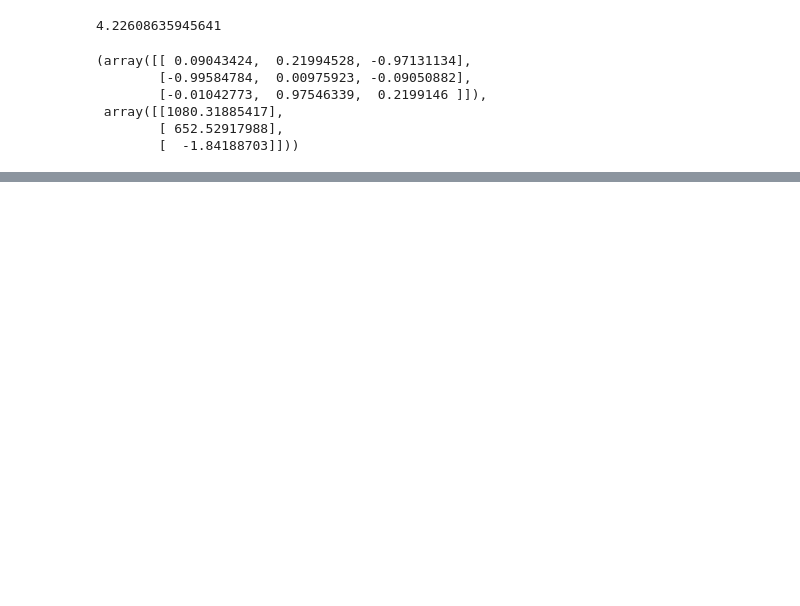
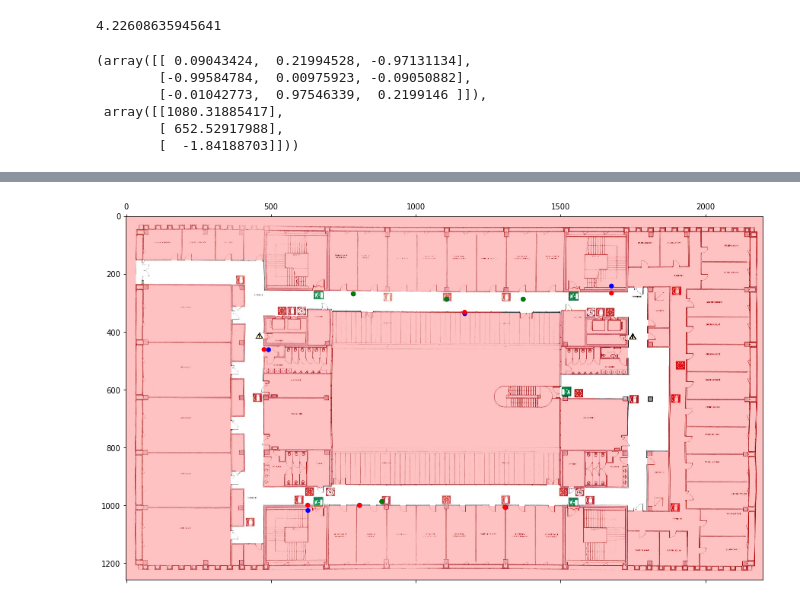
Before and after one commit to fedeizzo/camera-pose-estimation, a Jupyter notebook: notebooks/crs_alignment.ipynb, the cells around one changed output, grey strips where cells are left out. Saved outputs shown, nothing was run; the diff lists cells and outputs as text; code cells hidden in the pictures; blank space fills up the shorter version.

```diff
--- a/notebooks/crs_alignment.ipynb
+++ b/notebooks/crs_alignment.ipynb
@@ -212,0 +136,39 @@ for p in cadatastral_crs.T:
+# %%
+img=cv2.imread('../camera-pose-estimation/model/static/cadatastral_plan_all_walkable.jpg')
+alpha = plt.imread('../camera-pose-estimation/model/static/cadatastral_plan_all_alpha.jpg')
+
+img_hsv=cv2.cvtColor(img, cv2.COLOR_BGR2HSV)
+
+lower_red = np.array([0,50,50])
+upper_red = np.array([10,255,255])
+mask0 = cv2.inRange(img_hsv, lower_red, upper_red)
+is_walkable = mask0!=255
+fig, ax = plt.subplots(1, figsize=(15,15))
+
+
+predetto = F[300]
+ax.matshow(alpha)
+
+def adjust_prediction(prediction):
+    x, y = prediction.astype(int)[:2]
+    if is_walkable[y, x]:
+        return Circle((x, y), 7, color='green')
+    min_dist, min_row, min_col = (np.Inf,0,0)
+    for i_row, row in enumerate(is_walkable):
+        for i_col, cell in enumerate(row):
+            if cell:
+                dist = np.sqrt((y - i_row)**2+(x - i_col)**2)
+                if dist < min_dist:
+                    min_dist = dist
+                    min_row = i_row
+                    min_col = i_col
+    return Circle((min_col, min_row), 7, color='red')
+
+for p in F[:10]:
+    circ2 = Circle((p[0], p[1]), 7, color='blue')
+    ax.add_patch(circ2)
+    circ = adjust_prediction(p)
+    ax.add_patch(circ)
+    #ax.plot([circ[0], circ2[0]], [circ[1], circ2[1]])
+# %% [output]
+[figure, added]
```
Also changed, not shown: parts of 10 cells of this notebook, 4 other files.
